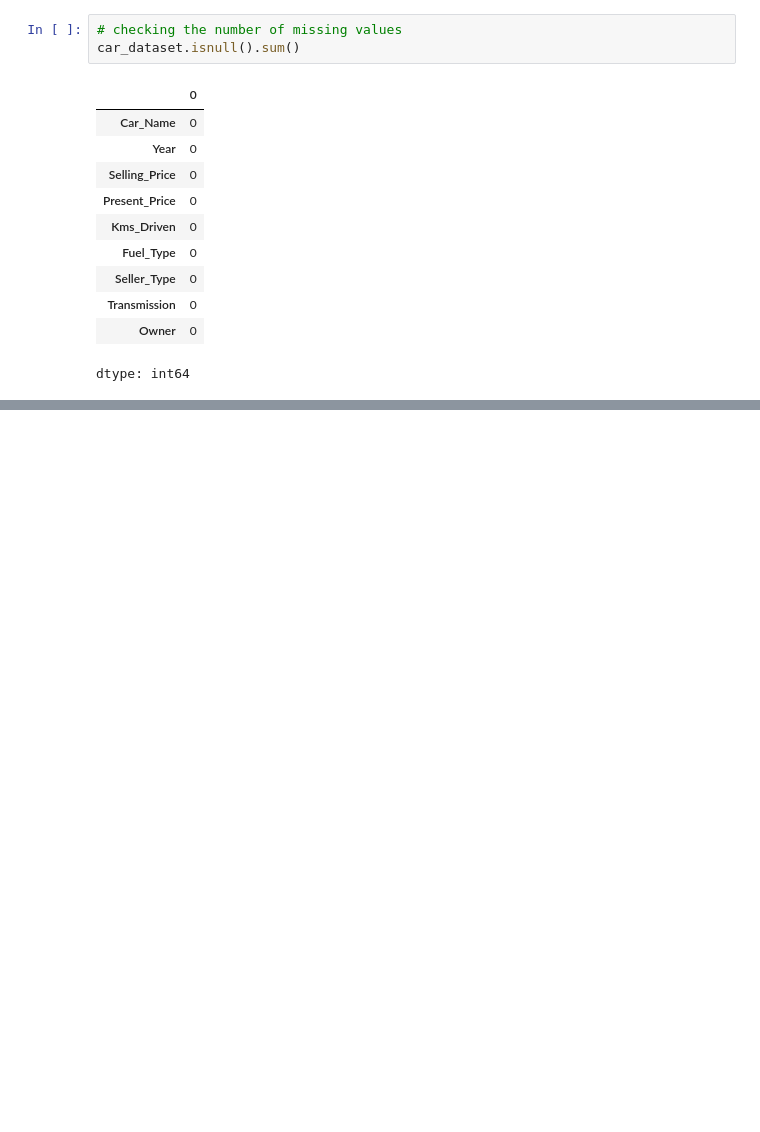
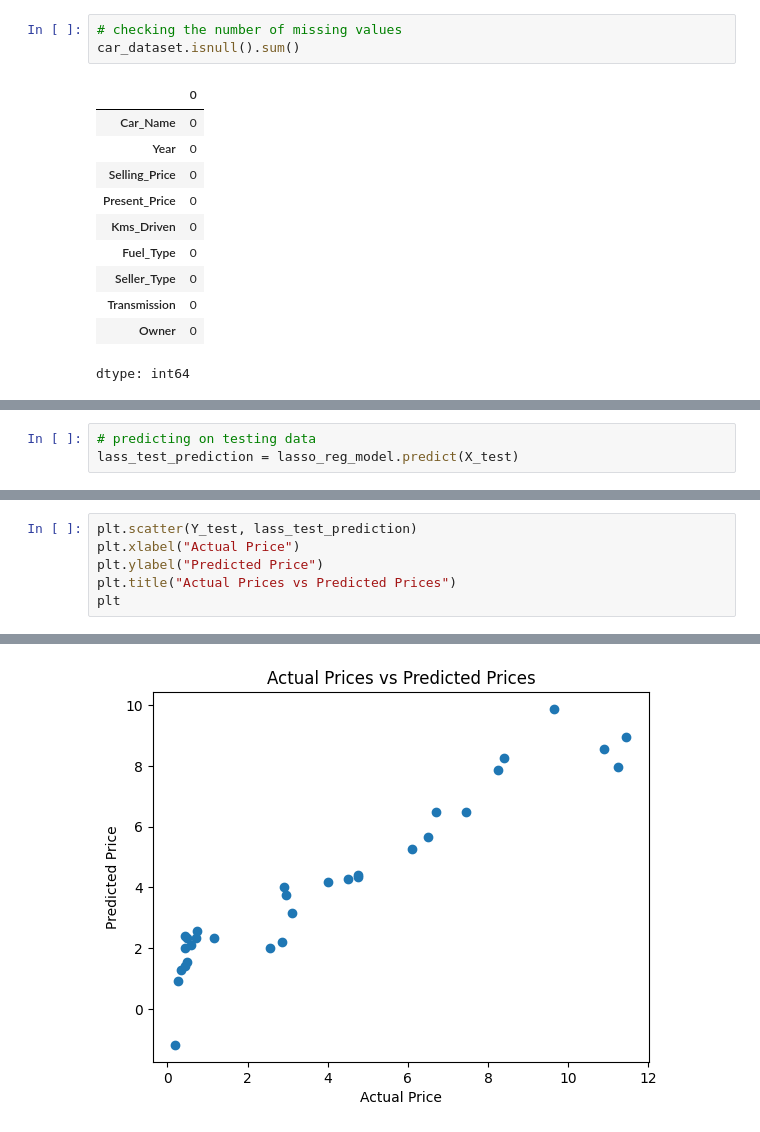
Before and after one commit to KwameCode27/car-price-prediction, a Jupyter notebook: Car_Price_Predictor.ipynb, the cells around one changed output, grey strips where cells are left out. Saved outputs shown, nothing was run; the diff lists cells and outputs as text; blank space fills up the shorter version.

```diff
--- a/Car_Price_Predictor.ipynb
+++ b/Car_Price_Predictor.ipynb
@@ -62,0 +221,3 @@ dtype: int64
+# %%
+# predicting on testing data
+lass_test_prediction = lasso_reg_model.predict(X_test)
@@ -62,0 +229,7 @@ dtype: int64
+# %%
+plt.scatter(Y_test, lass_test_prediction)
+plt.xlabel("Actual Price")
+plt.ylabel("Predicted Price")
+plt.title("Actual Prices vs Predicted Prices")
+plt
+# %% [output]
@@ -62,0 +237 @@ dtype: int64
+[figure, added]
```
Also changed, not shown: parts of 26 cells of this notebook.
